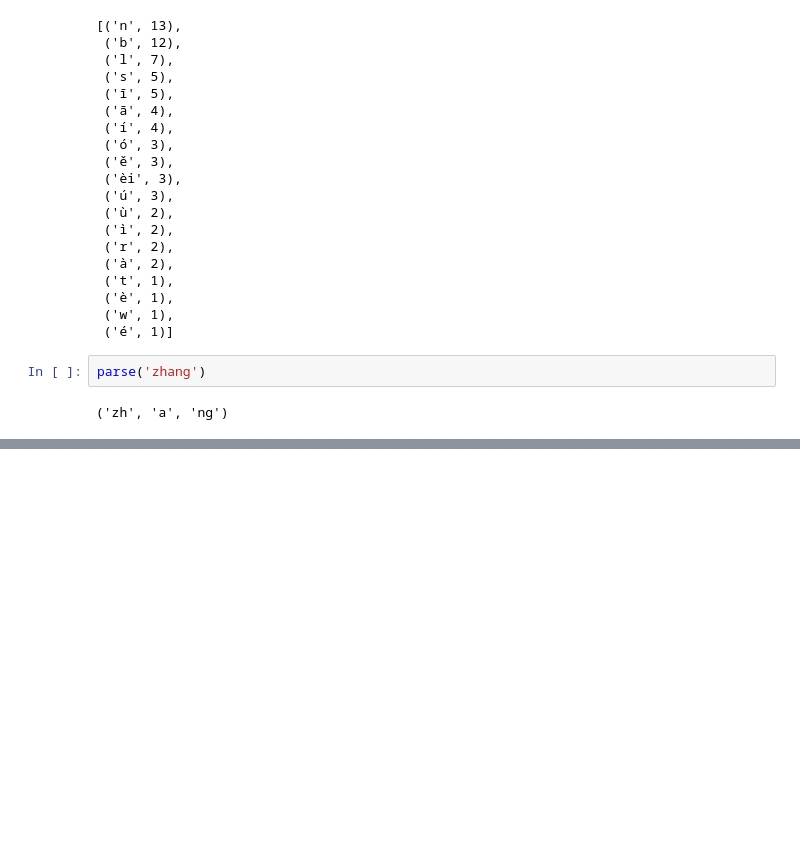
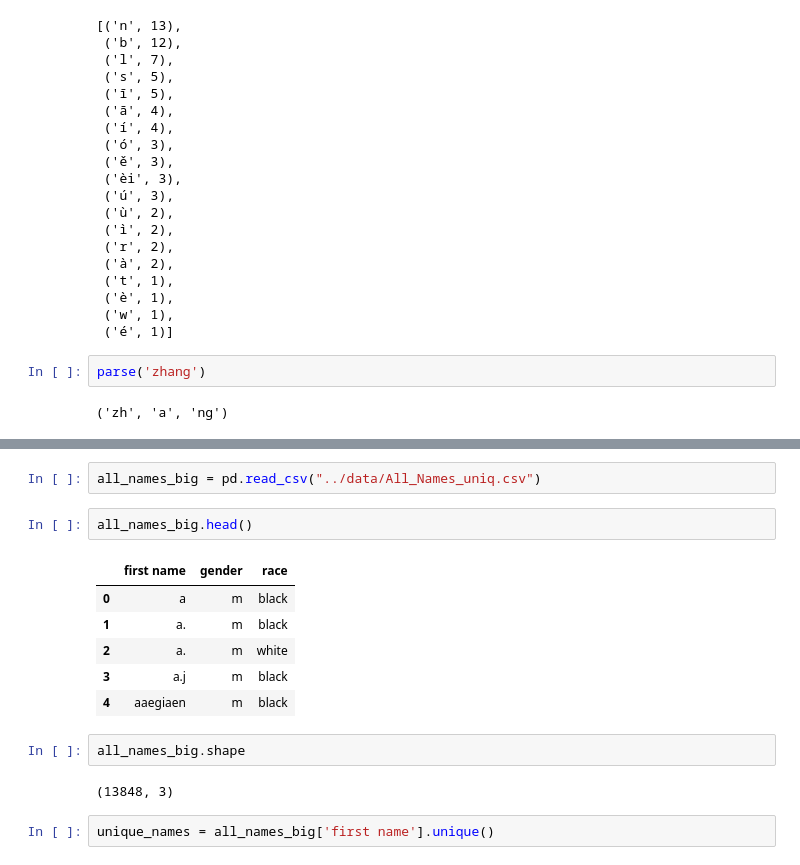
Before and after one commit to GitOffice/cs221-project, a Jupyter notebook: notebook/Exploration Notebook.ipynb, the cells around one changed output, grey strips where cells are left out. Cells and saved outputs as stored; diff of their text form; blank space fills up the shorter version.

```diff
--- a/notebook/Exploration Notebook.ipynb
+++ b/notebook/Exploration Notebook.ipynb
@@ -560,0 +937,17 @@ print(*most_popular('b', 1)[0])
+# %%
+all_names_big = pd.read_csv("../data/All_Names_uniq.csv")
+# %%
+all_names_big.head()
+# %% [output]
+|  | first name | gender | race |
+| 0 | a | m | black |
+| 1 | a. | m | black |
+| 2 | a. | m | white |
+| 3 | a.j | m | black |
+| 4 | aaegiaen | m | black |
+# %%
+all_names_big.shape
+# %% [output]
+(13848, 3)
+# %%
+unique_names = all_names_big['first name'].unique()
```
Also changed, not shown: parts of 38 cells of this notebook, 6 other files.
